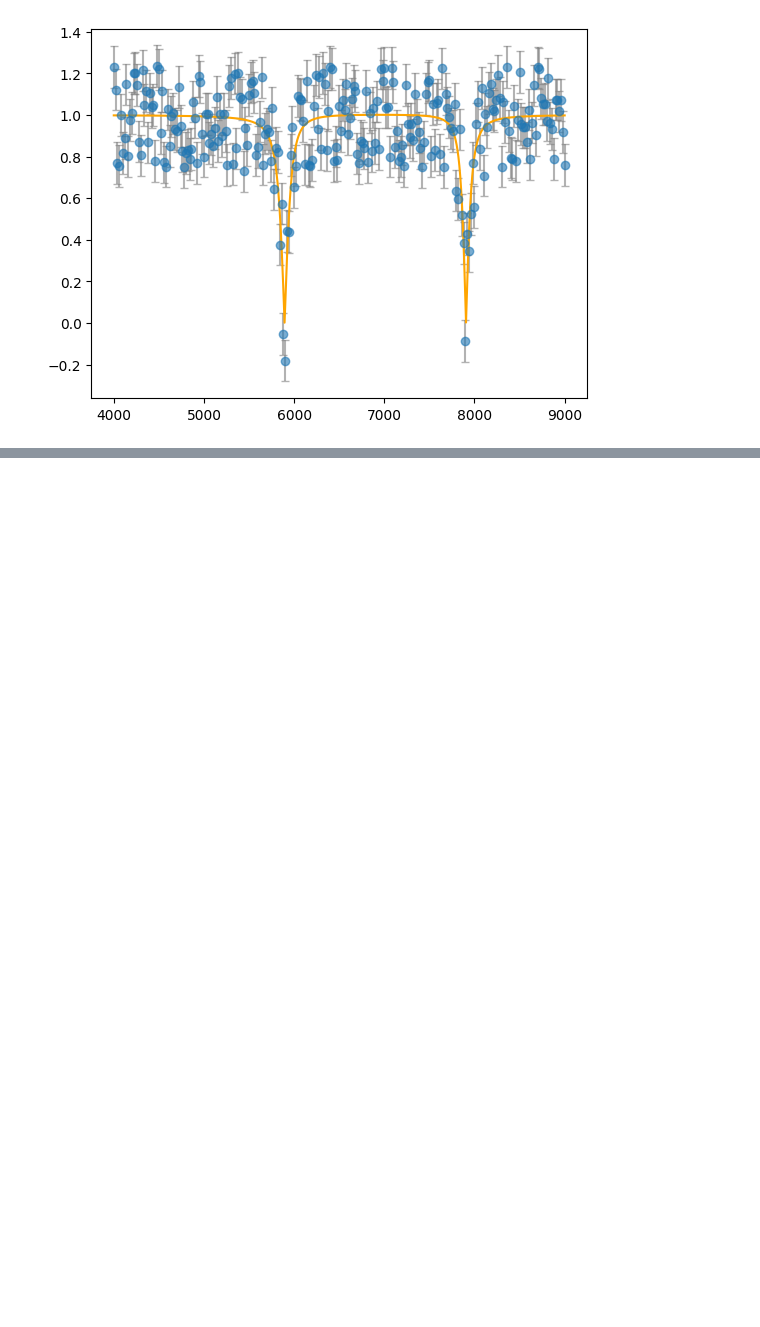
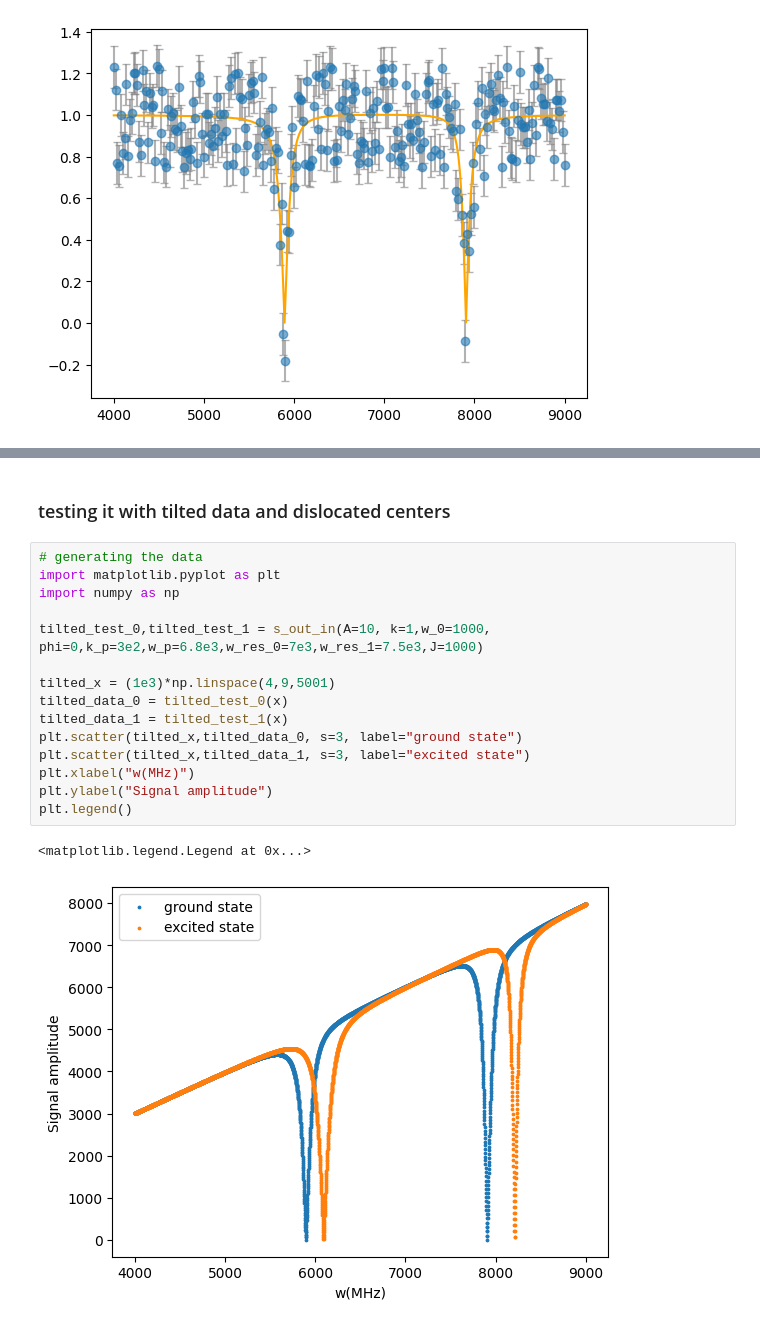
Before and after one commit to Giuhcs/purcell_filter_model, a Jupyter notebook: main.ipynb, the cells around one changed output, grey strips where cells are left out. Saved outputs shown, nothing was run; the diff lists cells and outputs as text; blank space fills up the shorter version.

```diff
--- a/main.ipynb
+++ b/main.ipynb
@@ -155,0 +204,20 @@ plt.plot(x,y_fit, color="orange")
+# %% [markdown]
+### testing it with tilted data and dislocated centers
+# %%
+# generating the data
+import matplotlib.pyplot as plt
+import numpy as np
+
+tilted_test_0,tilted_test_1 = s_out_in(A=10, k=1,w_0=1000, phi=0,k_p=3e2,w_p=6.8e3,w_res_0=7e3,w_res_1=7.5e3,J=1000)
+
+tilted_x = (1e3)*np.linspace(4,9,5001)
+tilted_data_0 = tilted_test_0(x)
+tilted_data_1 = tilted_test_1(x)
+plt.scatter(tilted_x,tilted_data_0, s=3, label="ground state")
+plt.scatter(tilted_x,tilted_data_1, s=3, label="excited state")
+plt.xlabel("w(MHz)")
+plt.ylabel("Signal amplitude")
+plt.legend()
+# %% [output]
+<matplotlib.legend.Legend at 0x...>
+[figure, added]
```
Also changed, not shown: parts of 18 cells of this notebook.
